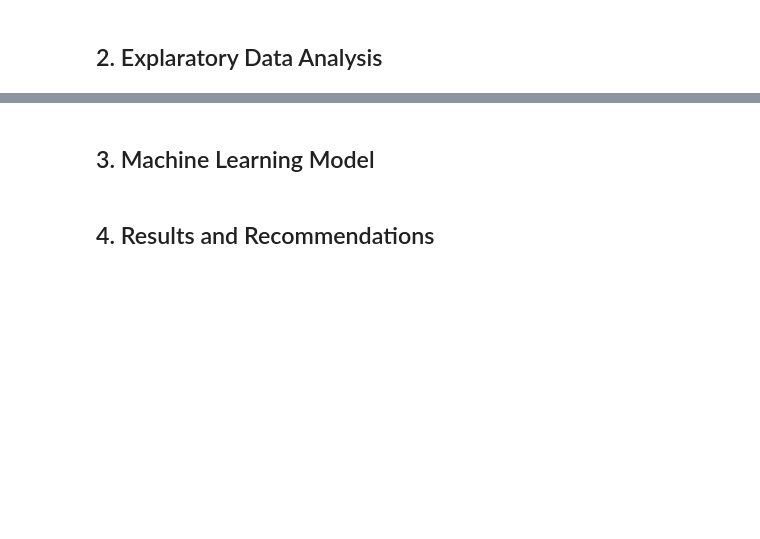
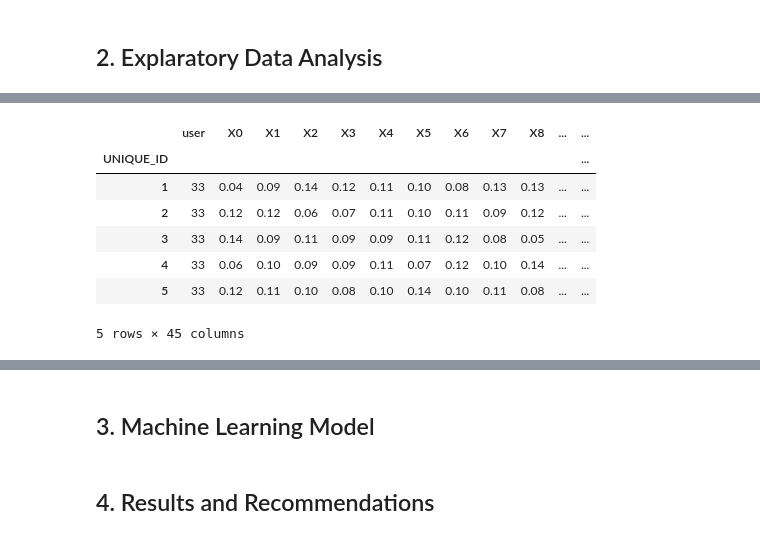
Before and after one commit to setare92-ha/activity_recognition_project, a Jupyter notebook: main.ipynb, the cells around one changed output, grey strips where cells are left out. Cells and saved outputs as stored; diff of their text form; code cells hidden in the pictures; blank space fills up the shorter version.

Commit message:
EDA - for raw data and processed data; business understanding added

```diff
--- a/main.ipynb
+++ b/main.ipynb
@@ -6,0 +31,22 @@
+# %%
+with open('./data/WISDM_ar_v1.1_transformed.arff', 'r') as file:
+    lines = file.readlines()
+
+col_names = []
+for line in lines:
+    if line.startswith('@attribute'):
+        col_names.append(line.split('"')[1])
+# %%
+col_names[-1] = 'activity'
+# %%
+df = pd.read_csv('./data/WISDM_ar_v1.1_transformed.arff', skiprows=50, header=None, index_col=0, names=col_names)
+df.head()
+# %% [output]
+|  | user | X0 | X1 | X2 | X3 | X4 | X5 | X6 | X7 | X8 | ... | ... |
+| UNIQUE_ID |  |  |  |  |  |  |  |  |  |  |  | ... |
+| 1 | 33 | 0.04 | 0.09 | 0.14 | 0.12 | 0.11 | 0.10 | 0.08 | 0.13 | 0.13 | ... | ... |
+| 2 | 33 | 0.12 | 0.12 | 0.06 | 0.07 | 0.11 | 0.10 | 0.11 | 0.09 | 0.12 | ... | ... |
+| 3 | 33 | 0.14 | 0.09 | 0.11 | 0.09 | 0.09 | 0.11 | 0.12 | 0.08 | 0.05 | ... | ... |
+| 4 | 33 | 0.06 | 0.10 | 0.09 | 0.09 | 0.11 | 0.07 | 0.12 | 0.10 | 0.14 | ... | ... |
+| 5 | 33 | 0.12 | 0.11 | 0.10 | 0.08 | 0.10 | 0.14 | 0.10 | 0.11 | 0.08 | ... | ... |
+5 rows × 45 columns
```
Also changed, not shown: parts of 25 cells of this notebook.
